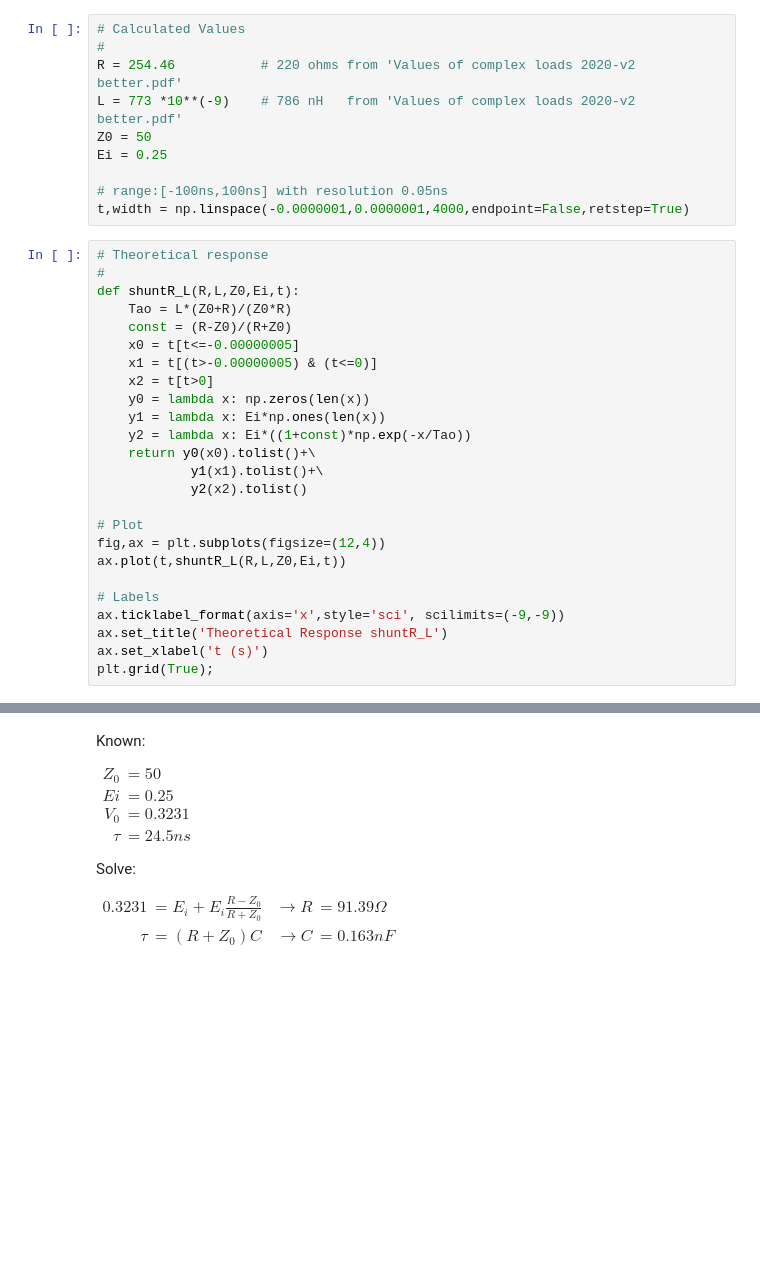
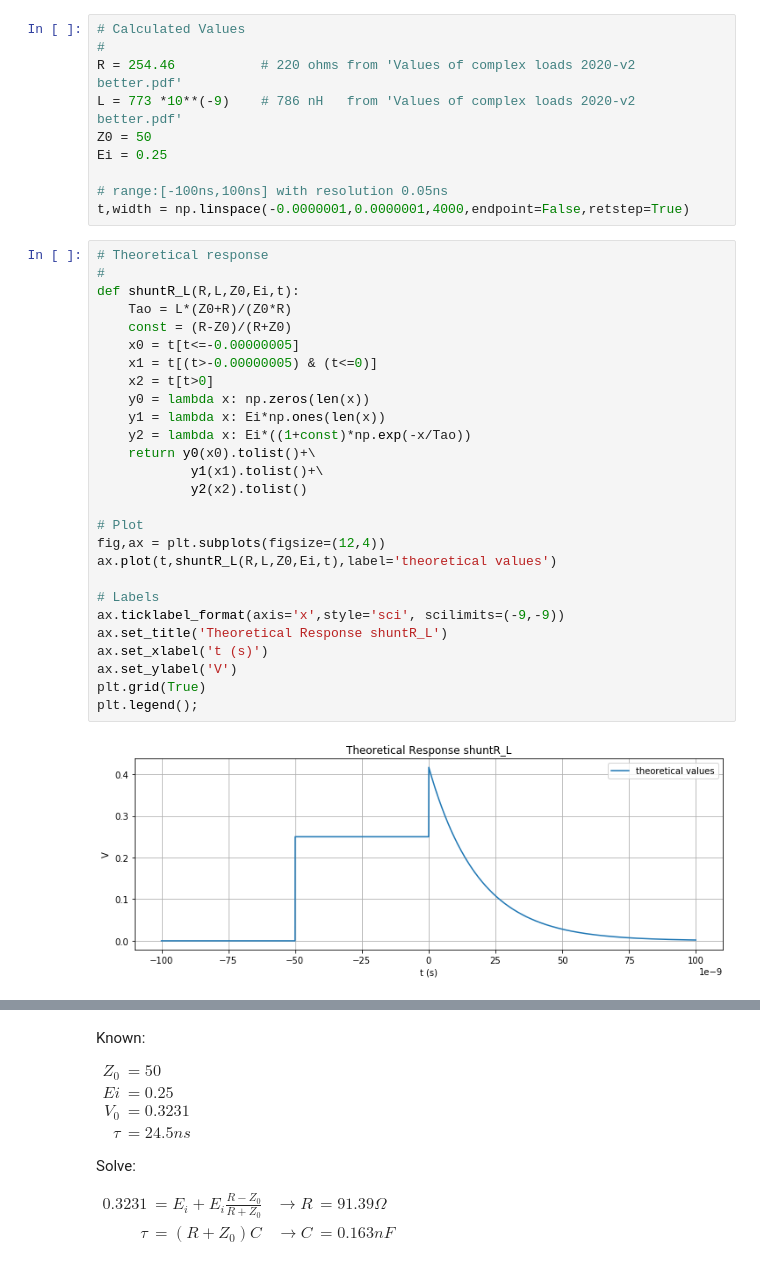
Before and after one commit to kegedy/UWEE572, a Jupyter notebook: labs/lab01/lab01.ipynb, the cells around one changed output, grey strips where cells are left out. Drawn from its saved outputs; the diff is of its cells as text; blank space fills up the shorter version.

```diff
--- a/labs/lab01/lab01.ipynb
+++ b/labs/lab01/lab01.ipynb
@@ -301,28 +325,32 @@ t,width = np.linspace(-0.0000001,0.0000001,4000,endpoint=False,retstep=True)
 # %%
 # Theoretical response
 #
 def shuntR_L(R,L,Z0,Ei,t):
     Tao = L*(Z0+R)/(Z0*R)
     const = (R-Z0)/(R+Z0)
     x0 = t[t<=-0.00000005]
     x1 = t[(t>-0.00000005) & (t<=0)]
     x2 = t[t>0]
     y0 = lambda x: np.zeros(len(x))
     y1 = lambda x: Ei*np.ones(len(x))
     y2 = lambda x: Ei*((1+const)*np.exp(-x/Tao))
     return y0(x0).tolist()+\
             y1(x1).tolist()+\
             y2(x2).tolist()
 
 # Plot
 fig,ax = plt.subplots(figsize=(12,4))
-ax.plot(t,shuntR_L(R,L,Z0,Ei,t))
+ax.plot(t,shuntR_L(R,L,Z0,Ei,t),label='theoretical values')
 
 # Labels
 ax.ticklabel_format(axis='x',style='sci', scilimits=(-9,-9))
 ax.set_title('Theoretical Response shuntR_L')
 ax.set_xlabel('t (s)')
-plt.grid(True);
+ax.set_ylabel('V')
+plt.grid(True)
+plt.legend();
+# %% [output]
+[figure, added]
 # %% [markdown]
 <hr>
 
```
Also changed, not shown: parts of 28 cells of this notebook, 12 other files.
